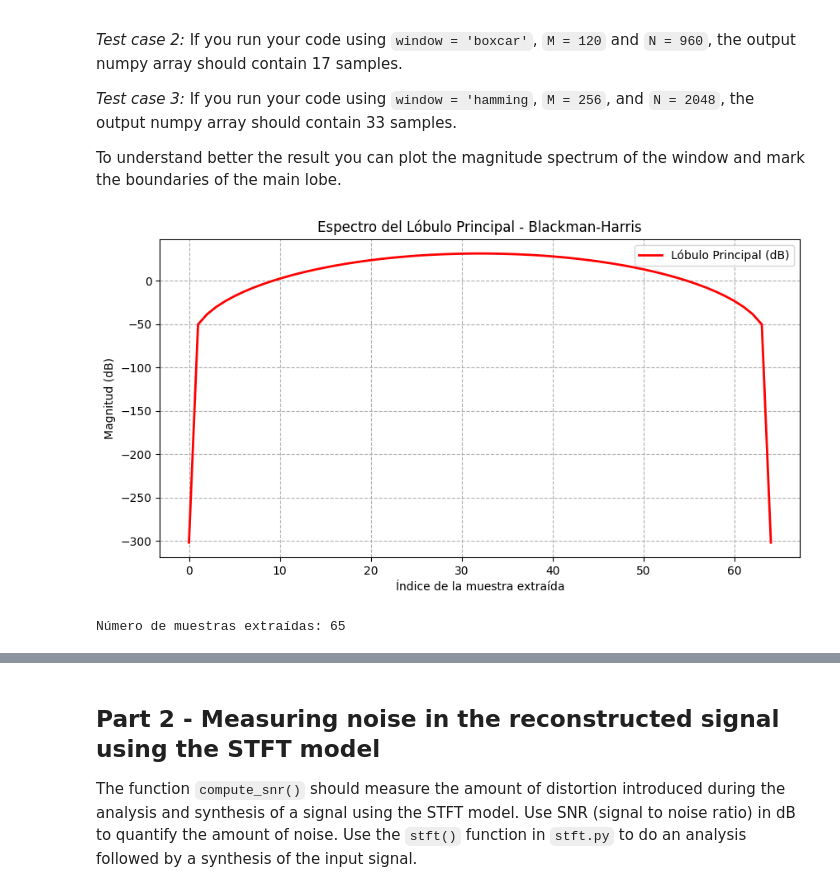
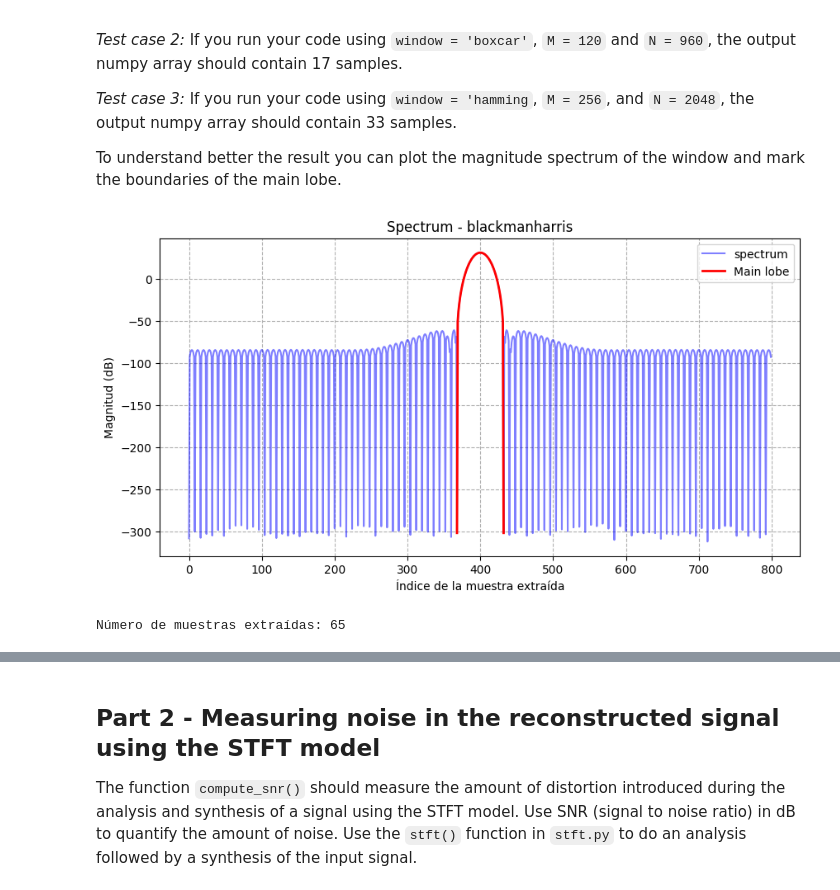
Before and after one commit to MarcosAmador335/sms-tools-materials, a Jupyter notebook: exercises/E4-STFT.ipynb, the cells around one changed output, grey strips where cells are left out. Drawn from its saved outputs; the diff is of its cells as text; code cells hidden in the pictures.

```diff
--- a/exercises/E4-STFT.ipynb
+++ b/exercises/E4-STFT.ipynb
@@ -102,28 +103,27 @@ def extract_main_lobe(window, M, N):
     w = get_window(window, M)         # get the window
 
     ### Your code here
-    N = 8 * M
     W = np.fft.fft(w,N)
     shift_W = np.fft.fftshift(W)
 
     mX = np.abs(shift_W)
     mX_db = 20*np.log10(mX + eps)
 
-    center = N//2
+    centro = N//2
 
-    right = center
-    for i in range(center + 1, N -1):
+    right = centro
+    for i in range(centro + 1, N -1):
         if mX[i] < mX[i-1] and mX[i]< mX[i+1]:
             right = i
             break
-    if right == center:
+    if right == centro:
         right = N - 1
 
-    dist = right - center
+    dist = right - centro
 
-    left = center - dist
+    left = centro - dist
 
-    return mX_db[left:right+1]
+    return mX_db[left:right+1], mX_db, left, right
 # %% [markdown]
 Test cases for the function `extract_main_lobe()`:
 
@@ -137,25 +137,27 @@ To understand better the result you can plot the magnitude spectrum of the windo
 # %%
 # E4 - 1.2: Call extract_main_lobe() with the 3 test cases mentioned and plot the magnitude spectra of the windows with
 # the location of the main-lobe boundaries. Compute and explain the normalized main-lobe width (dividing by the
 # zero-padding factor), comparing it with the values presented in the theory.
 
 ### Your code here
-x = extract_main_lobe(window='blackmanharris',M=100,N=800)
+#test case 1
+main_lobe1, spectrum1, l1, r1 = extract_main_lobe(window='blackmanharris',M=100,N=800)
 
 plt.figure(figsize=(10, 5))
-plt.plot(x, 'r-', linewidth=2, label='Lóbulo Principal (dB)')
+plt.plot(spectrum1, color='blue', alpha=0.5, label='spectrum') #plot side lobes
+plt.plot(range(l1, r1+1), main_lobe1, 'r-', linewidth=2, label='Main lobe') #plot the main lobe
 
 # 3. Formato
-plt.title('Espectro del Lóbulo Principal - Blackman-Harris')
+plt.title('Spectrum - blackmanharris')
 plt.xlabel('Índice de la muestra extraída')
 plt.ylabel('Magnitud (dB)')
 plt.grid(True, linestyle='--')
 plt.legend()
 plt.show()
 
-print(f"Número de muestras extraídas: {len(x)}")
+print(f"Número de muestras extraídas: {len(main_lobe1)}")
 # %% [output]
-[figure, old version]
+[figure, new version]
 Número de muestras extraídas: 65
 # %%
 #test case 2
```
Also changed, not shown: parts of 10 cells of this notebook.
